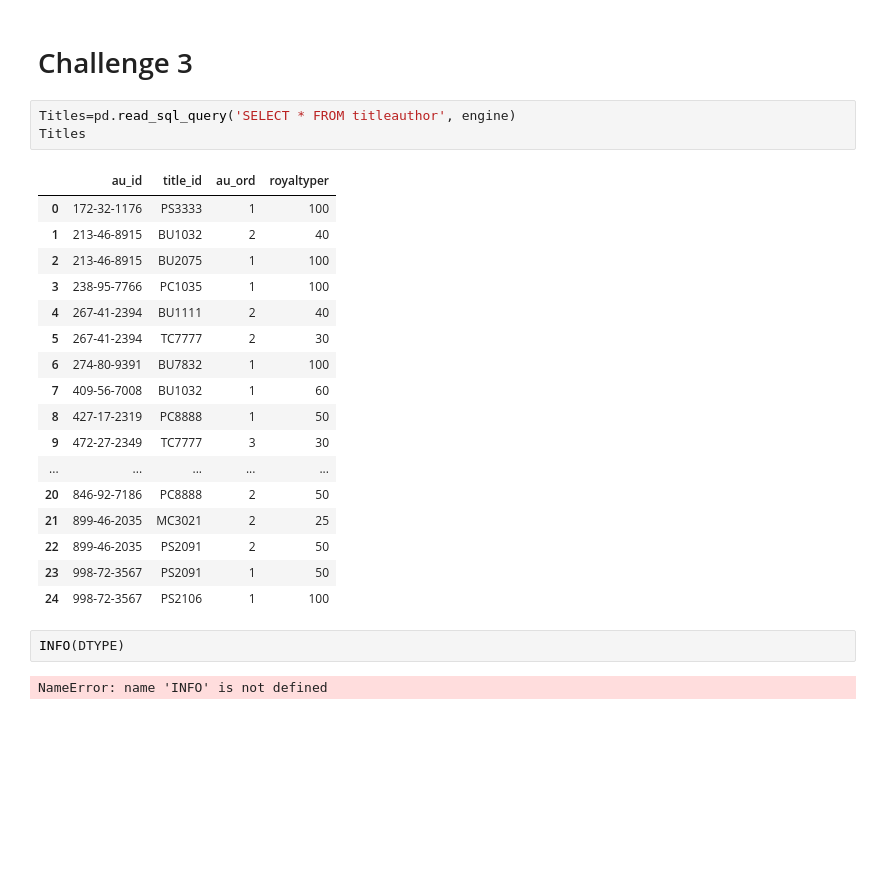
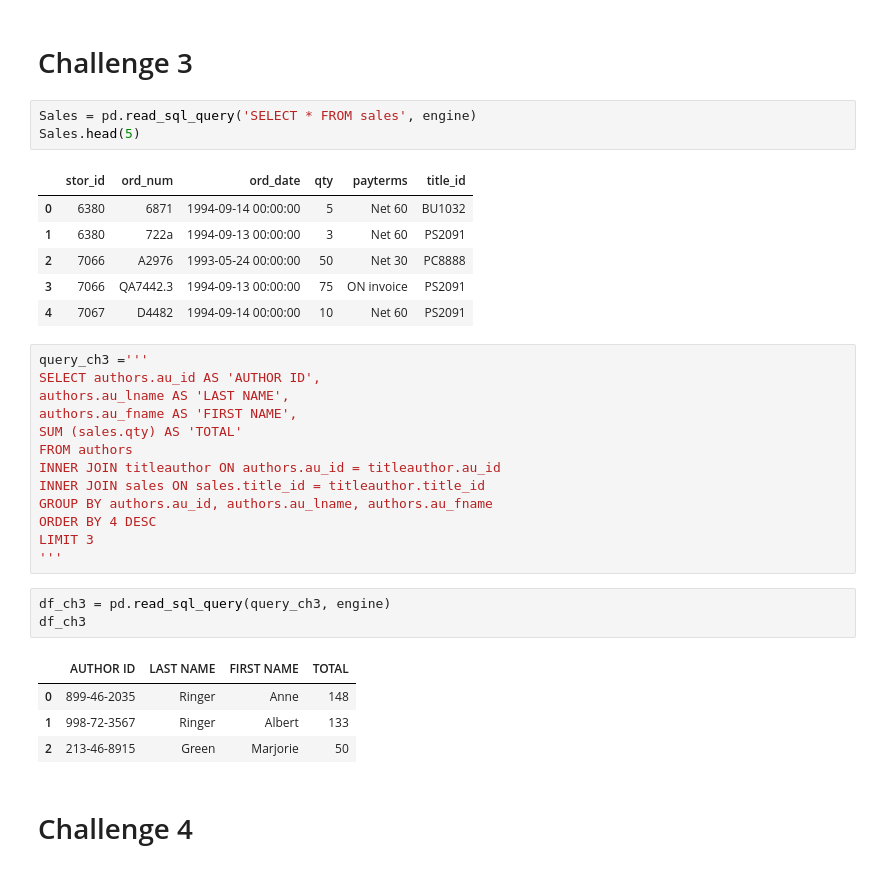
Before and after one commit to angel-barruz/dataptmad0522_labs, a Jupyter notebook: module-1/mysql-select/Untitled.ipynb, the cells around one changed output. Cells and saved outputs as stored; diff of their text form; blank space fills up the shorter version.

```diff
--- a/module-1/mysql-select/Untitled.ipynb
+++ b/module-1/mysql-select/Untitled.ipynb
@@ -168,27 +135,35 @@ df_ch3
 # %% [markdown]
 # Challenge 3
 # %%
-Titles=pd.read_sql_query('SELECT * FROM titleauthor', engine)
-Titles
+Sales = pd.read_sql_query('SELECT * FROM sales', engine)
+Sales.head(5)
 # %% [output]
-|  | au_id | title_id | au_ord | royaltyper |
-| 0 | 172-32-1176 | PS3333 | 1 | 100 |
-| 1 | 213-46-8915 | BU1032 | 2 | 40 |
-| 2 | 213-46-8915 | BU2075 | 1 | 100 |
-| 3 | 238-95-7766 | PC1035 | 1 | 100 |
-| 4 | 267-41-2394 | BU1111 | 2 | 40 |
-| 5 | 267-41-2394 | TC7777 | 2 | 30 |
-| 6 | 274-80-9391 | BU7832 | 1 | 100 |
-| 7 | 409-56-7008 | BU1032 | 1 | 60 |
-| 8 | 427-17-2319 | PC8888 | 1 | 50 |
-| 9 | 472-27-2349 | TC7777 | 3 | 30 |
-| ... | ... | ... | ... | ... |
-| 20 | 846-92-7186 | PC8888 | 2 | 50 |
-| 21 | 899-46-2035 | MC3021 | 2 | 25 |
-| 22 | 899-46-2035 | PS2091 | 2 | 50 |
-| 23 | 998-72-3567 | PS2091 | 1 | 50 |
-| 24 | 998-72-3567 | PS2106 | 1 | 100 |
+|  | stor_id | ord_num | ord_date | qty | payterms | title_id |
+| 0 | 6380 | 6871 | 1994-09-14 00:00:00 | 5 | Net 60 | BU1032 |
+| 1 | 6380 | 722a | 1994-09-13 00:00:00 | 3 | Net 60 | PS2091 |
+| 2 | 7066 | A2976 | 1993-05-24 00:00:00 | 50 | Net 30 | PC8888 |
+| 3 | 7066 | QA7442.3 | 1994-09-13 00:00:00 | 75 | ON invoice | PS2091 |
+| 4 | 7067 | D4482 | 1994-09-14 00:00:00 | 10 | Net 60 | PS2091 |
-# %%
-INFO(DTYPE)
-# %% [output]
-NameError: name 'INFO' is not defined
+# %%
+query_ch3 ='''
+SELECT authors.au_id AS 'AUTHOR ID',
+authors.au_lname AS 'LAST NAME',
+authors.au_fname AS 'FIRST NAME',
+SUM (sales.qty) AS 'TOTAL'
+FROM authors
+INNER JOIN titleauthor ON authors.au_id = titleauthor.au_id
+INNER JOIN sales ON sales.title_id = titleauthor.title_id
+GROUP BY authors.au_id, authors.au_lname, authors.au_fname
+ORDER BY 4 DESC
+LIMIT 3
+'''
+# %%
+df_ch3 = pd.read_sql_query(query_ch3, engine)
+df_ch3
+# %% [output]
+|  | AUTHOR ID | LAST NAME | FIRST NAME | TOTAL |
+| 0 | 899-46-2035 | Ringer | Anne | 148 |
+| 1 | 998-72-3567 | Ringer | Albert | 133 |
+| 2 | 213-46-8915 | Green | Marjorie | 50 |
+# %% [markdown]
+# Challenge 4
```
Also changed, not shown: parts of 7 cells of this notebook.
